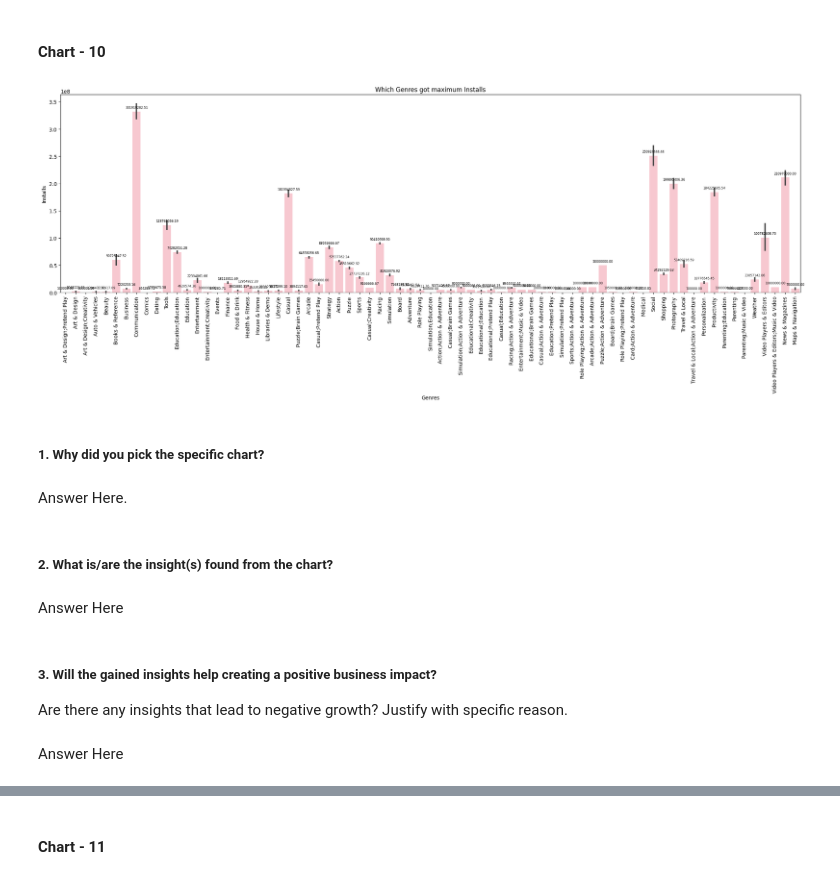
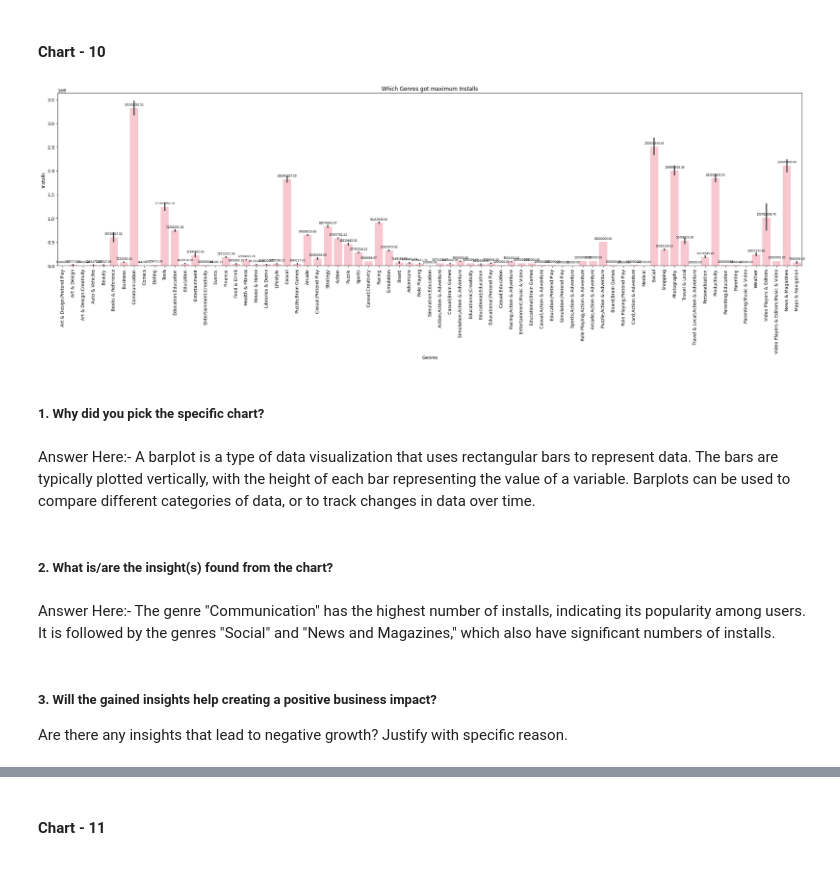
Before and after one commit to sanidhya1996/Exploratory-Data-Analysis-EDA-, a Jupyter notebook: Play_Store_App_Review_analysis(EDA).ipynb, the cells around one changed output, grey strips where cells are left out. Drawn from its saved outputs; the diff is of its cells as text; code cells hidden in the pictures.

```diff
--- a/Play_Store_App_Review_analysis(EDA).ipynb
+++ b/Play_Store_App_Review_analysis(EDA).ipynb
@@ -648,28 +666,28 @@ Answer Here
 #### Chart - 10
 # %%
 # Chart - 10 visualization code
-fig,ax=plt.subplots(figsize=(26,7))
+fig,ax=plt.subplots(figsize=(30,7))
 ax=sns.barplot(data=Psd,x='Genres',y='Installs',color = 'pink' )
 ax.set_title('Which Genres got maximum Installs')
 for bar in ax.patches:
     ax.annotate(format(bar.get_height(), '.2f'),
                    (bar.get_x() + bar.get_width() / 2,
                     bar.get_height()), ha='center', va='center',
                    size=6, xytext=(0, 8),
                    textcoords='offset points')
     plt.xticks(rotation = 90)
 # %% [output]
-[figure, old version]
+[figure, new version]
 # %% [markdown]
 ##### 1. Why did you pick the specific chart?
-# %% [markdown]
-Answer Here.
+# %% [markdown]
+Answer Here:-
+A barplot is a type of data visualization that uses rectangular bars to represent data. The bars are typically plotted vertically, with the height of each bar representing the value of a variable. Barplots can be used to compare different categories of data, or to track changes in data over time.
 # %% [markdown]
 ##### 2. What is/are the insight(s) found from the chart?
-# %% [markdown]
-Answer Here
+# %% [markdown]
+Answer Here:-
+The genre "Communication" has the highest number of installs, indicating its popularity among users. It is followed by the genres "Social" and "News and Magazines," which also have significant numbers of installs.
 # %% [markdown]
 ##### 3. Will the gained insights help creating a positive business impact?
 Are there any insights that lead to negative growth? Justify with specific reason.
-# %% [markdown]
-Answer Here
```
Also changed, not shown: parts of 21 cells of this notebook.
